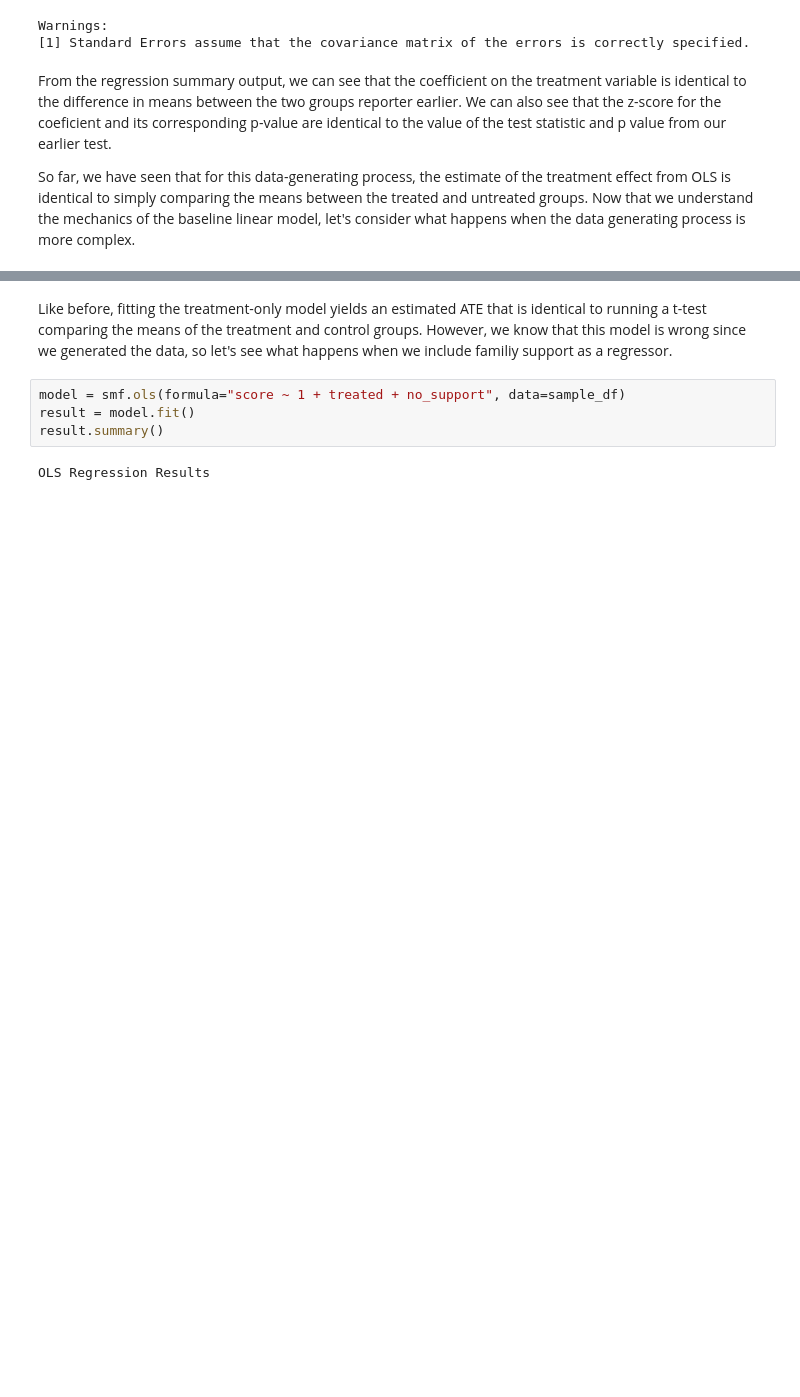
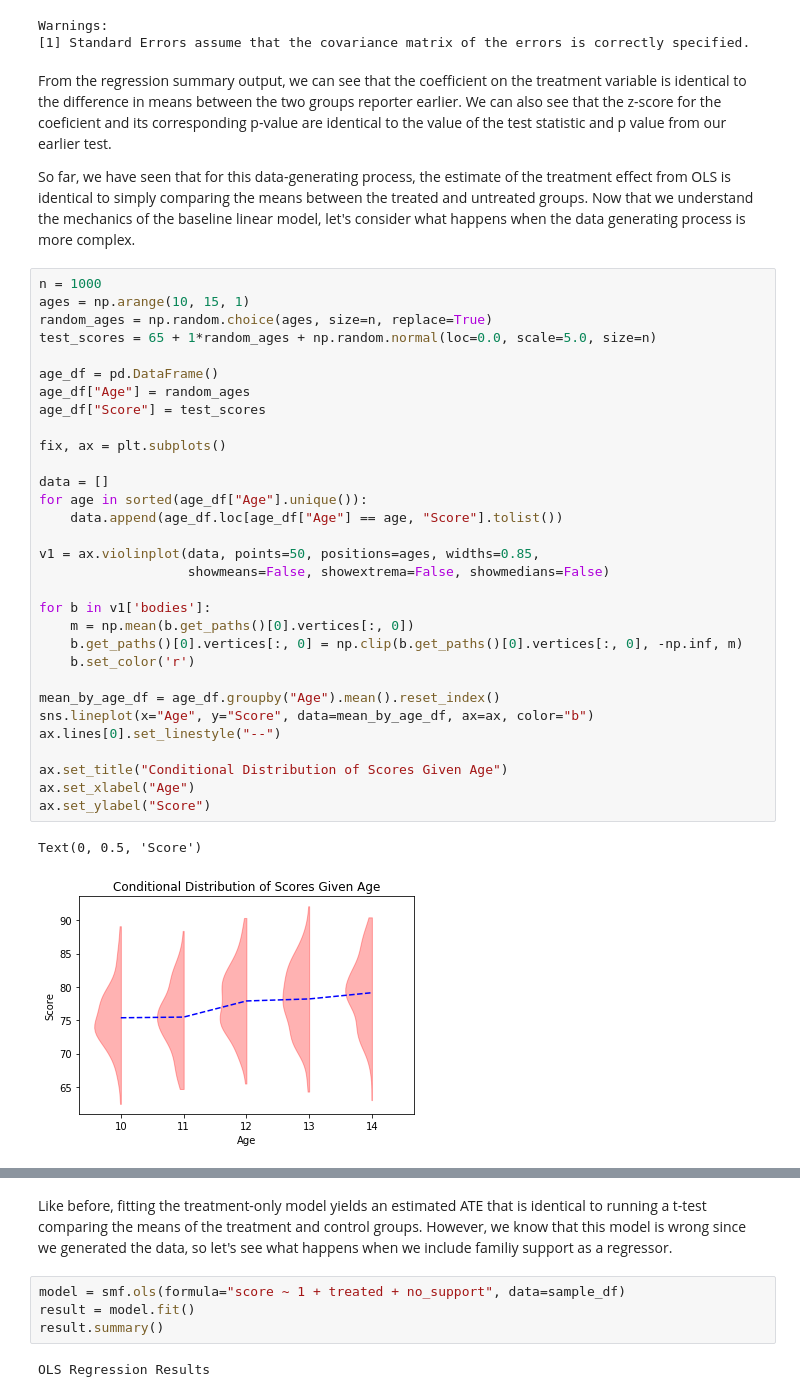
Before and after one commit to zduey/metrics, a Jupyter notebook: 01_linear_regression.ipynb, the cells around one changed output, grey strips where cells are left out. Saved outputs shown, nothing was run; the diff lists cells and outputs as text; blank space fills up the shorter version.

```diff
--- a/01_linear_regression.ipynb
+++ b/01_linear_regression.ipynb
@@ -153,6 +157,40 @@ Warnings:
 From the regression summary output, we can see that the coefficient on the treatment variable is identical to the difference in means between the two groups reporter earlier. We can also see that the z-score for the coeficient and its corresponding p-value are identical to the value of the test statistic and p value from our earlier test.
 
 So far, we have seen that for this data-generating process, the estimate of the treatment effect from OLS is identical to simply comparing the means between the treated and untreated groups. Now that we understand the mechanics of the baseline linear model, let's consider what happens when the data generating process is more complex.
+# %%
+n = 1000
+ages = np.arange(10, 15, 1)
+random_ages = np.random.choice(ages, size=n, replace=True)
+test_scores = 65 + 1*random_ages + np.random.normal(loc=0.0, scale=5.0, size=n)
+
+age_df = pd.DataFrame()
+age_df["Age"] = random_ages
+age_df["Score"] = test_scores
+
+fix, ax = plt.subplots()
+
+data = []
+for age in sorted(age_df["Age"].unique()):
+    data.append(age_df.loc[age_df["Age"] == age, "Score"].tolist())
+
+v1 = ax.violinplot(data, points=50, positions=ages, widths=0.85,
+                   showmeans=False, showextrema=False, showmedians=False)
+
+for b in v1['bodies']:
+    m = np.mean(b.get_paths()[0].vertices[:, 0])
+    b.get_paths()[0].vertices[:, 0] = np.clip(b.get_paths()[0].vertices[:, 0], -np.inf, m)
+    b.set_color('r')
+
+mean_by_age_df = age_df.groupby("Age").mean().reset_index()
+sns.lineplot(x="Age", y="Score", data=mean_by_age_df, ax=ax, color="b")
+ax.lines[0].set_linestyle("--")
+
+ax.set_title("Conditional Distribution of Scores Given Age")
+ax.set_xlabel("Age")
+ax.set_ylabel("Score")
+# %% [output]
+Text(0, 0.5, 'Score')
+[figure, added]
 # %%
 # Generate our population of student test scores
 treatment_df["no_support"] = np.random.choice([0, 1], len(treatment_df))
```
Also changed, not shown: parts of 18 cells of this notebook, 24 other files.
